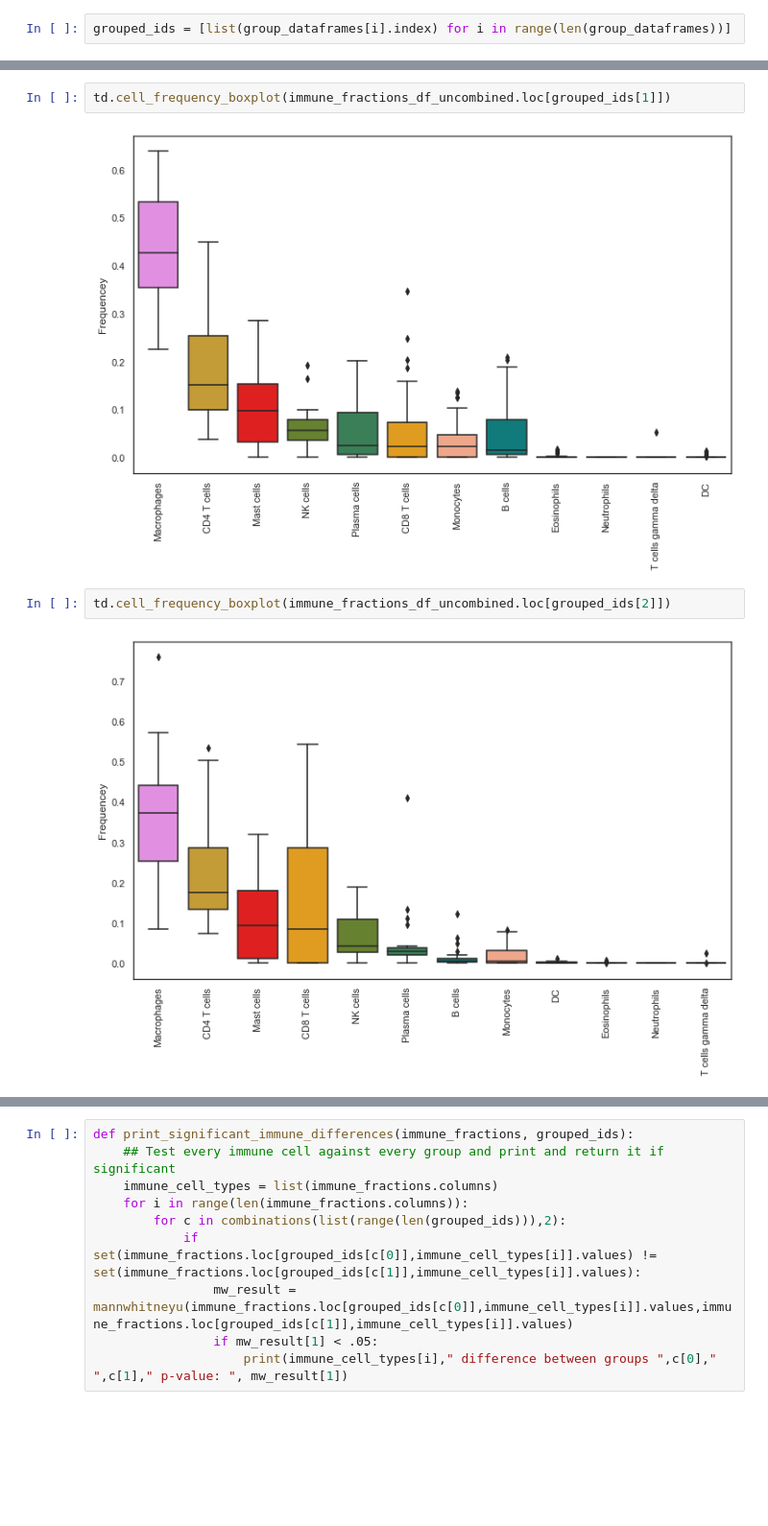
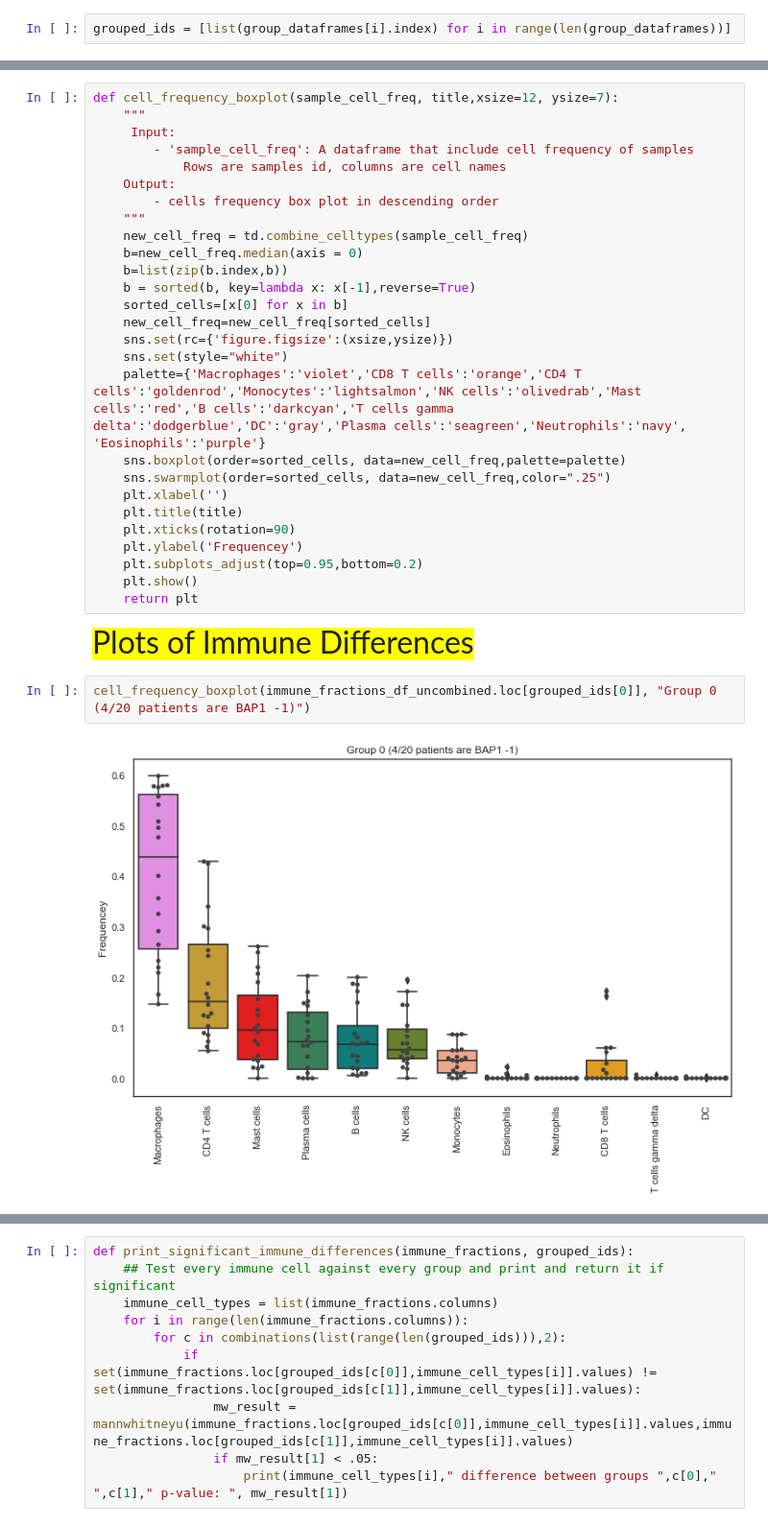
Before and after one commit to N8Grant/TripodsREU, a Jupyter notebook: scripts/Week5Exp.ipynb, the cells around one changed output, grey strips where cells are left out. Shown: that part at 96% size. Cells and saved outputs as stored; diff of their text form; blank space fills up the shorter version.

```diff
--- a/scripts/Week5Exp.ipynb
+++ b/scripts/Week5Exp.ipynb
@@ -253,8 +249,33 @@ td.cell_frequency_boxplot(immune_fractions_df_uncombined.loc[grouped_ids[0]])
-# %%
-td.cell_frequency_boxplot(immune_fractions_df_uncombined.loc[grouped_ids[1]])
-# %% [output]
-[figure, removed]
-# %%
-td.cell_frequency_boxplot(immune_fractions_df_uncombined.loc[grouped_ids[2]])
-# %% [output]
-[figure, removed]
+# %%
+def cell_frequency_boxplot(sample_cell_freq, title,xsize=12, ysize=7):
+    """
+     Input:
+        - 'sample_cell_freq': A dataframe that include cell frequency of samples
+            Rows are samples id, columns are cell names
+    Output:
+        - cells frequency box plot in descending order
+    """
+    new_cell_freq = td.combine_celltypes(sample_cell_freq)
+    b=new_cell_freq.median(axis = 0)
+    b=list(zip(b.index,b))
+    b = sorted(b, key=lambda x: x[-1],reverse=True)
+    sorted_cells=[x[0] for x in b]
+    new_cell_freq=new_cell_freq[sorted_cells]
+    sns.set(rc={'figure.figsize':(xsize,ysize)})
+    sns.set(style="white")
+    palette={'Macrophages':'violet','CD8 T cells':'orange','CD4 T cells':'goldenrod','Monocytes':'lightsalmon','NK cells':'olivedrab','Mast cells':'red','B cells':'darkcyan','T cells gamma delta':'dodgerblue','DC':'gray','Plasma cells':'seagreen','Neutrophils':'navy', 'Eosinophils':'purple'}
+    sns.boxplot(order=sorted_cells, data=new_cell_freq,palette=palette)
+    sns.swarmplot(order=sorted_cells, data=new_cell_freq,color=".25")
+    plt.xlabel('')
+    plt.title(title)
+    plt.xticks(rotation=90)
+    plt.ylabel('Frequencey')
+    plt.subplots_adjust(top=0.95,bottom=0.2)
+    plt.show()
+    return plt
+# %% [markdown]
+<span style="background-color: #FFFF00;font-size:24pt;text-align:center;">Plots of Immune Differences</span>
+# %%
+cell_frequency_boxplot(immune_fractions_df_uncombined.loc[grouped_ids[0]], "Group 0 (4/20 patients are BAP1 -1)")
+# %% [output]
+[figure, added]
```
Also changed, not shown: parts of 22 cells of this notebook, 3 other files.
